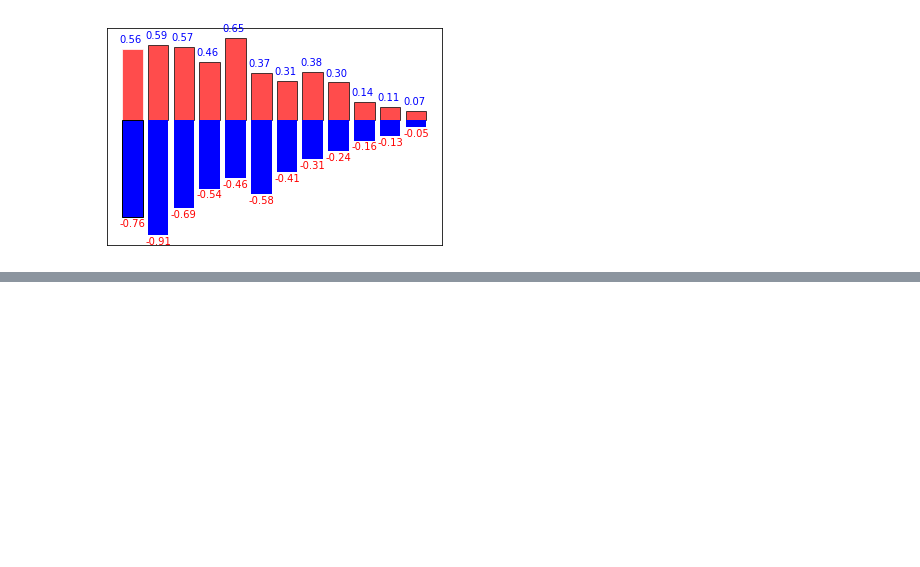
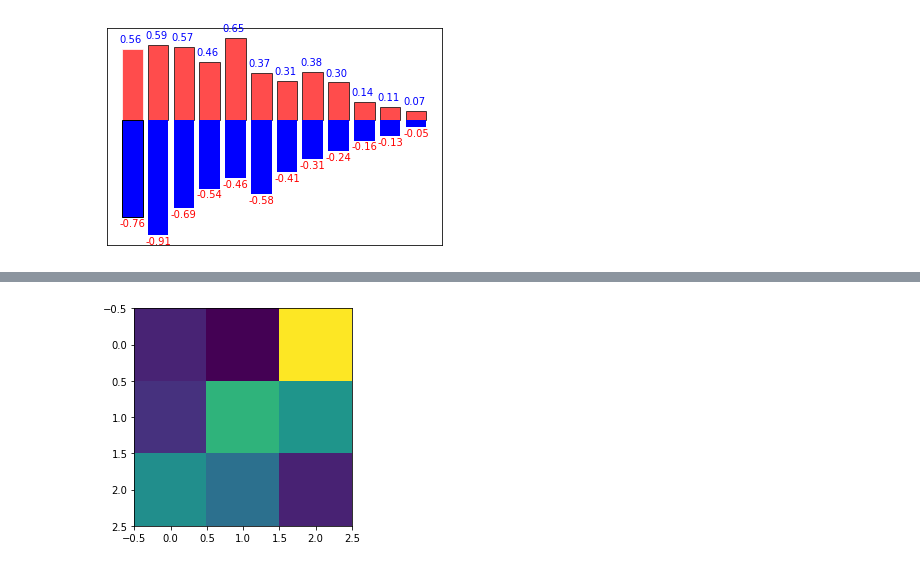
Before and after one commit to RayestGeeta/Python-basic-tutorial, a Jupyter notebook: matplotlib.ipynb, the cells around one changed output, grey strips where cells are left out. Saved outputs shown, nothing was run; the diff lists cells and outputs as text; code cells hidden in the pictures; blank space fills up the shorter version.

```diff
--- a/matplotlib.ipynb
+++ b/matplotlib.ipynb
@@ -142,0 +149,5 @@ plt.show()
+# %%
+plt.imshow(a,interpolation='nearest')
+plt.show()
+# %% [output]
+[figure, added]
```
Also changed, not shown: parts of 10 cells of this notebook.
